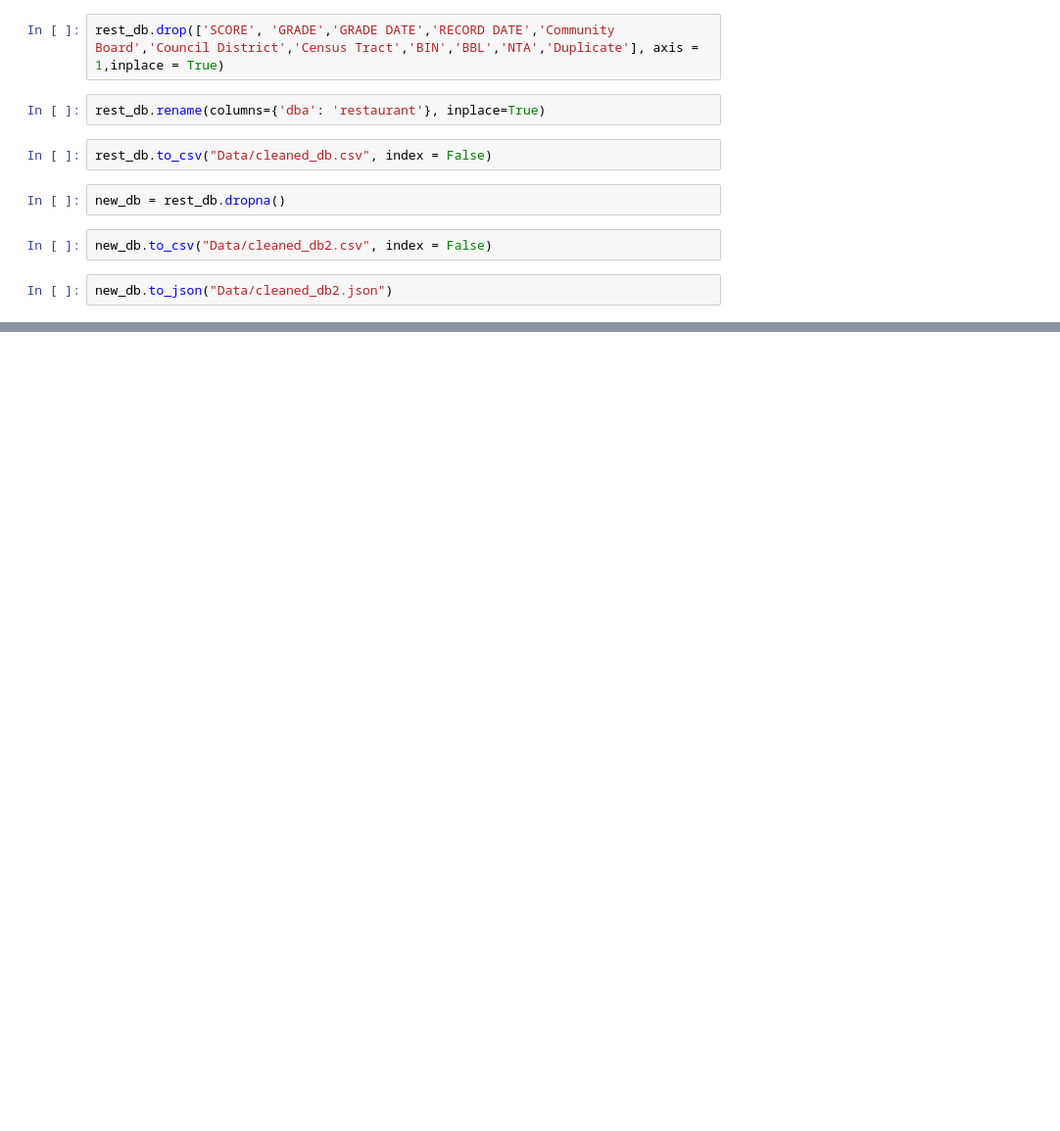
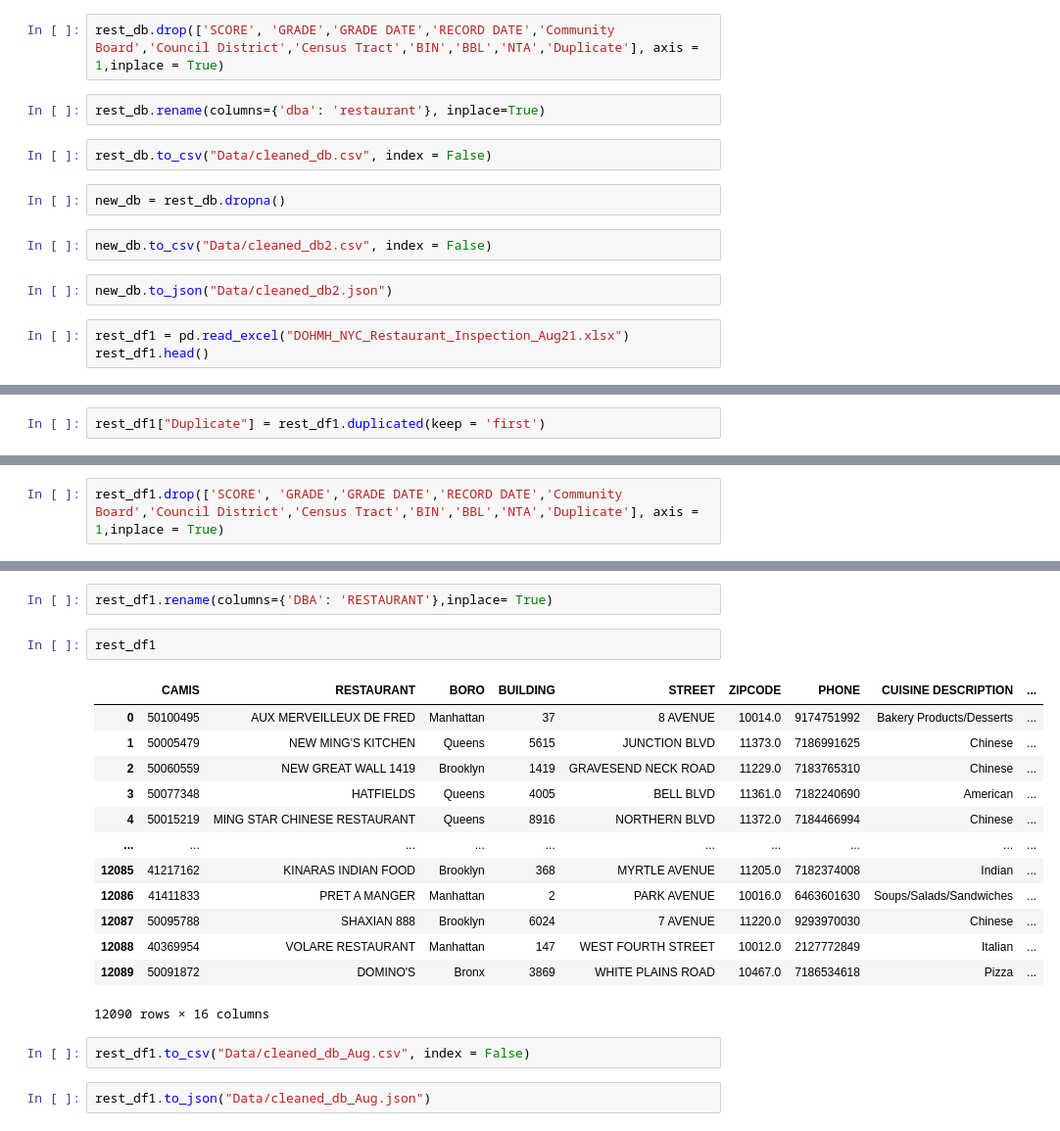
Before and after one commit to meetk5/Team-Project3, a Jupyter notebook: DataCleaning.ipynb, the cells around one changed output, grey strips where cells are left out. Shown at 98% size. Cells and saved outputs as stored; diff of their text form; blank space fills up the shorter version.

Commit message:
Uploading cleaned csv&json files with data till August

```diff
--- a/DataCleaning.ipynb
+++ b/DataCleaning.ipynb
@@ -54,3 +54,6 @@ new_db = rest_db.dropna()
 new_db.to_csv("Data/cleaned_db2.csv", index = False)
 # %%
 new_db.to_json("Data/cleaned_db2.json")
+# %%
+rest_df1 = pd.read_excel("DOHMH_NYC_Restaurant_Inspection_Aug21.xlsx")
+rest_df1.head()
@@ -56,0 +72,2 @@ new_db.to_json("Data/cleaned_db2.json")
+# %%
+rest_df1["Duplicate"] = rest_df1.duplicated(keep = 'first')
@@ -56,0 +99,2 @@ new_db.to_json("Data/cleaned_db2.json")
+# %%
+rest_df1.drop(['SCORE', 'GRADE','GRADE DATE','RECORD DATE','Community Board','Council District','Census Tract','BIN','BBL','NTA','Duplicate'], axis = 1,inplace = True)
@@ -56,0 +121,22 @@ new_db.to_json("Data/cleaned_db2.json")
+# %%
+rest_df1.rename(columns={'DBA': 'RESTAURANT'},inplace= True)
+# %%
+rest_df1
+# %% [output]
+|  | CAMIS | RESTAURANT | BORO | BUILDING | STREET | ZIPCODE | PHONE | CUISINE DESCRIPTION | ... |
+| 0 | 50100495 | AUX MERVEILLEUX DE FRED | Manhattan | 37 | 8 AVENUE | 10014.0 | 9174751992 | Bakery Products/Desserts | ... |
+| 1 | 50005479 | NEW MING'S KITCHEN | Queens | 5615 | JUNCTION BLVD | 11373.0 | 7186991625 | Chinese | ... |
+| 2 | 50060559 | NEW GREAT WALL 1419 | Brooklyn | 1419 | GRAVESEND NECK ROAD | 11229.0 | 7183765310 | Chinese | ... |
+| 3 | 50077348 | HATFIELDS | Queens | 4005 | BELL BLVD | 11361.0 | 7182240690 | American | ... |
+| 4 | 50015219 | MING STAR CHINESE RESTAURANT | Queens | 8916 | NORTHERN BLVD | 11372.0 | 7184466994 | Chinese | ... |
+| ... | ... | ... | ... | ... | ... | ... | ... | ... | ... |
+| 12085 | 41217162 | KINARAS INDIAN FOOD | Brooklyn | 368 | MYRTLE AVENUE | 11205.0 | 7182374008 | Indian | ... |
+| 12086 | 41411833 | PRET A MANGER | Manhattan | 2 | PARK AVENUE | 10016.0 | 6463601630 | Soups/Salads/Sandwiches | ... |
+| 12087 | 50095788 | SHAXIAN 888 | Brooklyn | 6024 | 7 AVENUE | 11220.0 | 9293970030 | Chinese | ... |
+| 12088 | 40369954 | VOLARE RESTAURANT | Manhattan | 147 | WEST FOURTH STREET | 10012.0 | 2127772849 | Italian | ... |
+| 12089 | 50091872 | DOMINO'S | Bronx | 3869 | WHITE PLAINS ROAD | 10467.0 | 7186534618 | Pizza | ... |
+12090 rows × 16 columns
+# %%
+rest_df1.to_csv("Data/cleaned_db_Aug.csv", index = False)
+# %%
+rest_df1.to_json("Data/cleaned_db_Aug.json")
```
Also changed, not shown: parts of 5 cells of this notebook, 3 other files.
